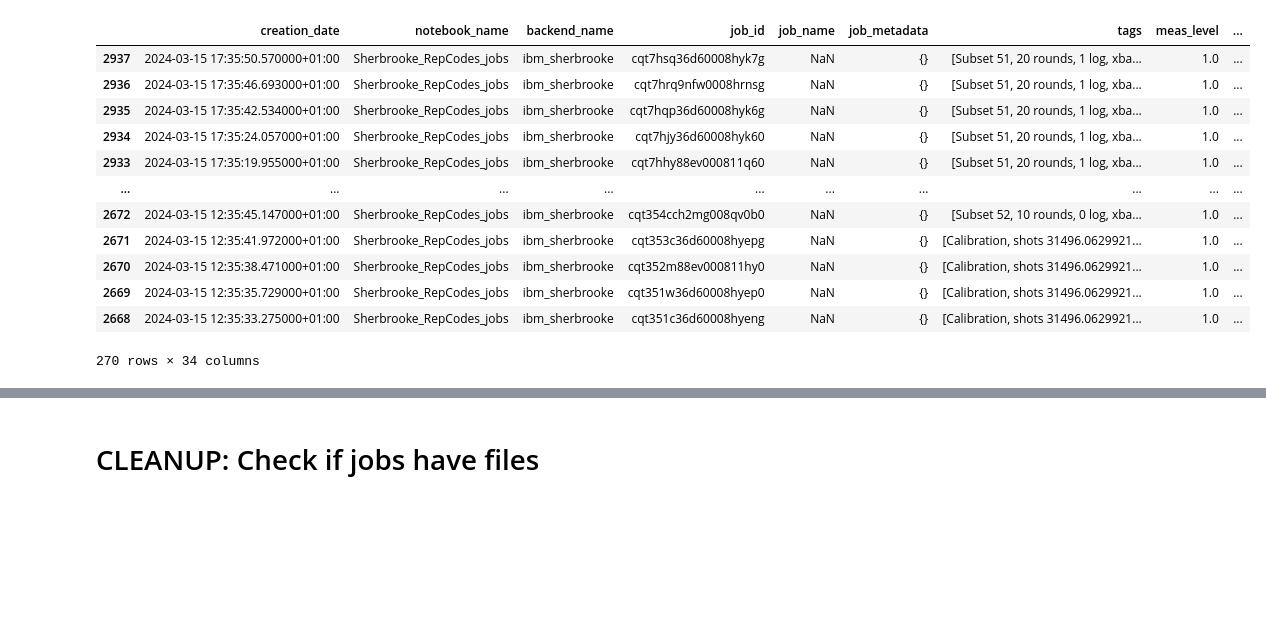
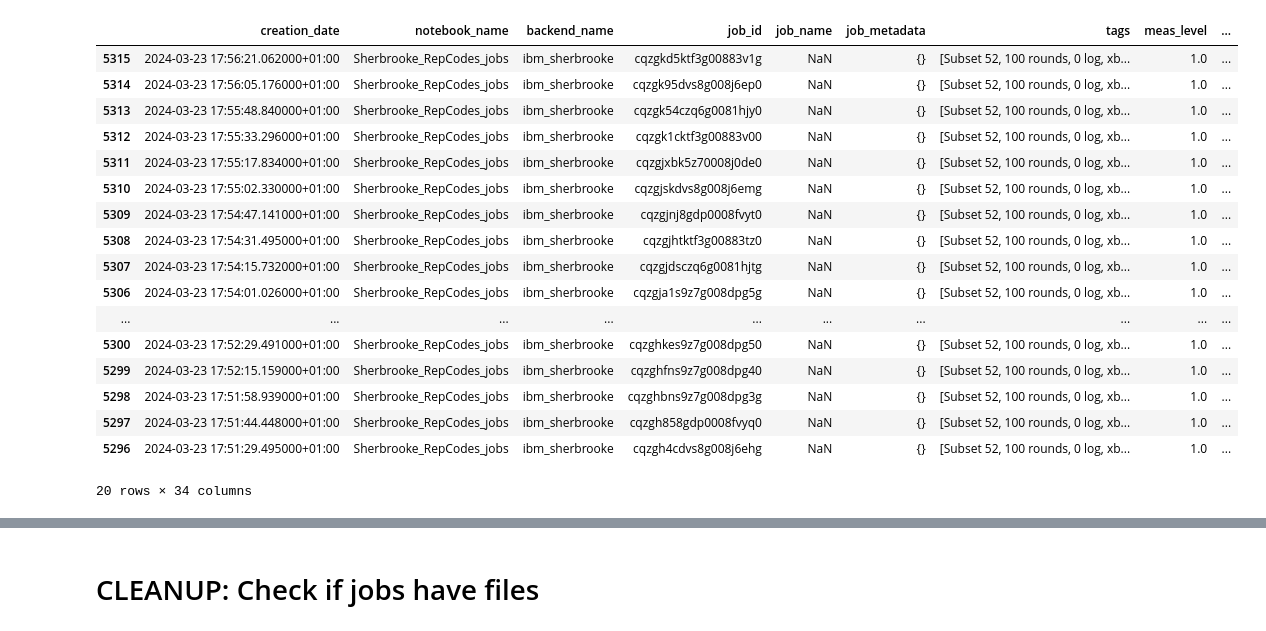
Before and after one commit to quantumjim/soft_information_decoding, a Jupyter notebook: .Scratch/notebooks/job_status_metadata.ipynb, the cells around one changed output, grey strips where cells are left out. Saved outputs shown, nothing was run; the diff lists cells and outputs as text; code cells hidden in the pictures; blank space fills up the shorter version.

Commit message:
sherbrooke 2nd batch run

```diff
--- a/.Scratch/notebooks/job_status_metadata.ipynb
+++ b/.Scratch/notebooks/job_status_metadata.ipynb
@@ -5,25 +5,34 @@ provider = SaverProvider()
 # %%
 from Scratch import metadata_loader
 
 df = metadata_loader(True)
 df = df[~df['job_status'].isin(['JobStatus.DONE', 'JobStatus.ERROR', 'JobStatus.CANCELLED'])]
-# df = df[:1000]
-# df = df[df['meas_level']==0]
+
+df = df[df['backend_name']=='ibm_sherbrooke']
+df = df[df['rounds']==100]
+df = df[df['xbasis'] == True]
+df = df[df['logical'] == "0"]
+
 df
 # %% [output]
 |  | creation_date | notebook_name | backend_name | job_id | job_name | job_metadata | tags | meas_level | ... |
-| 2937 | 2024-03-15 17:35:50.570000+01:00 | Sherbrooke_RepCodes_jobs | ibm_sherbrooke | cqt7hsq36d60008hyk7g | NaN | {} | [Subset 51, 20 rounds, 1 log, xba... | 1.0 | ... |
-| 2936 | 2024-03-15 17:35:46.693000+01:00 | Sherbrooke_RepCodes_jobs | ibm_sherbrooke | cqt7hrq9nfw0008hrnsg | NaN | {} | [Subset 51, 20 rounds, 1 log, xba... | 1.0 | ... |
-| 2935 | 2024-03-15 17:35:42.534000+01:00 | Sherbrooke_RepCodes_jobs | ibm_sherbrooke | cqt7hqp36d60008hyk6g | NaN | {} | [Subset 51, 20 rounds, 1 log, xba... | 1.0 | ... |
-| 2934 | 2024-03-15 17:35:24.057000+01:00 | Sherbrooke_RepCodes_jobs | ibm_sherbrooke | cqt7hjy36d60008hyk60 | NaN | {} | [Subset 51, 20 rounds, 1 log, xba... | 1.0 | ... |
-| 2933 | 2024-03-15 17:35:19.955000+01:00 | Sherbrooke_RepCodes_jobs | ibm_sherbrooke | cqt7hhy88ev000811q60 | NaN | {} | [Subset 51, 20 rounds, 1 log, xba... | 1.0 | ... |
+| 5315 | 2024-03-23 17:56:21.062000+01:00 | Sherbrooke_RepCodes_jobs | ibm_sherbrooke | cqzgkd5ktf3g00883v1g | NaN | {} | [Subset 52, 100 rounds, 0 log, xb... | 1.0 | ... |
+| 5314 | 2024-03-23 17:56:05.176000+01:00 | Sherbrooke_RepCodes_jobs | ibm_sherbrooke | cqzgk95dvs8g008j6ep0 | NaN | {} | [Subset 52, 100 rounds, 0 log, xb... | 1.0 | ... |
+| 5313 | 2024-03-23 17:55:48.840000+01:00 | Sherbrooke_RepCodes_jobs | ibm_sherbrooke | cqzgk54czq6g0081hjy0 | NaN | {} | [Subset 52, 100 rounds, 0 log, xb... | 1.0 | ... |
+| 5312 | 2024-03-23 17:55:33.296000+01:00 | Sherbrooke_RepCodes_jobs | ibm_sherbrooke | cqzgk1cktf3g00883v00 | NaN | {} | [Subset 52, 100 rounds, 0 log, xb... | 1.0 | ... |
+| 5311 | 2024-03-23 17:55:17.834000+01:00 | Sherbrooke_RepCodes_jobs | ibm_sherbrooke | cqzgjxbk5z70008j0de0 | NaN | {} | [Subset 52, 100 rounds, 0 log, xb... | 1.0 | ... |
+| 5310 | 2024-03-23 17:55:02.330000+01:00 | Sherbrooke_RepCodes_jobs | ibm_sherbrooke | cqzgjskdvs8g008j6emg | NaN | {} | [Subset 52, 100 rounds, 0 log, xb... | 1.0 | ... |
+| 5309 | 2024-03-23 17:54:47.141000+01:00 | Sherbrooke_RepCodes_jobs | ibm_sherbrooke | cqzgjnj8gdp0008fvyt0 | NaN | {} | [Subset 52, 100 rounds, 0 log, xb... | 1.0 | ... |
+| 5308 | 2024-03-23 17:54:31.495000+01:00 | Sherbrooke_RepCodes_jobs | ibm_sherbrooke | cqzgjhtktf3g00883tz0 | NaN | {} | [Subset 52, 100 rounds, 0 log, xb... | 1.0 | ... |
+| 5307 | 2024-03-23 17:54:15.732000+01:00 | Sherbrooke_RepCodes_jobs | ibm_sherbrooke | cqzgjdsczq6g0081hjtg | NaN | {} | [Subset 52, 100 rounds, 0 log, xb... | 1.0 | ... |
+| 5306 | 2024-03-23 17:54:01.026000+01:00 | Sherbrooke_RepCodes_jobs | ibm_sherbrooke | cqzgja1s9z7g008dpg5g | NaN | {} | [Subset 52, 100 rounds, 0 log, xb... | 1.0 | ... |
 | ... | ... | ... | ... | ... | ... | ... | ... | ... | ... |
-| 2672 | 2024-03-15 12:35:45.147000+01:00 | Sherbrooke_RepCodes_jobs | ibm_sherbrooke | cqt354cch2mg008qv0b0 | NaN | {} | [Subset 52, 10 rounds, 0 log, xba... | 1.0 | ... |
-| 2671 | 2024-03-15 12:35:41.972000+01:00 | Sherbrooke_RepCodes_jobs | ibm_sherbrooke | cqt353c36d60008hyepg | NaN | {} | [Calibration, shots 31496.0629921... | 1.0 | ... |
-| 2670 | 2024-03-15 12:35:38.471000+01:00 | Sherbrooke_RepCodes_jobs | ibm_sherbrooke | cqt352m88ev000811hy0 | NaN | {} | [Calibration, shots 31496.0629921... | 1.0 | ... |
-| 2669 | 2024-03-15 12:35:35.729000+01:00 | Sherbrooke_RepCodes_jobs | ibm_sherbrooke | cqt351w36d60008hyep0 | NaN | {} | [Calibration, shots 31496.0629921... | 1.0 | ... |
-| 2668 | 2024-03-15 12:35:33.275000+01:00 | Sherbrooke_RepCodes_jobs | ibm_sherbrooke | cqt351c36d60008hyeng | NaN | {} | [Calibration, shots 31496.0629921... | 1.0 | ... |
+| 5300 | 2024-03-23 17:52:29.491000+01:00 | Sherbrooke_RepCodes_jobs | ibm_sherbrooke | cqzghkes9z7g008dpg50 | NaN | {} | [Subset 52, 100 rounds, 0 log, xb... | 1.0 | ... |
+| 5299 | 2024-03-23 17:52:15.159000+01:00 | Sherbrooke_RepCodes_jobs | ibm_sherbrooke | cqzghfns9z7g008dpg40 | NaN | {} | [Subset 52, 100 rounds, 0 log, xb... | 1.0 | ... |
+| 5298 | 2024-03-23 17:51:58.939000+01:00 | Sherbrooke_RepCodes_jobs | ibm_sherbrooke | cqzghbns9z7g008dpg3g | NaN | {} | [Subset 52, 100 rounds, 0 log, xb... | 1.0 | ... |
+| 5297 | 2024-03-23 17:51:44.448000+01:00 | Sherbrooke_RepCodes_jobs | ibm_sherbrooke | cqzgh858gdp0008fvyq0 | NaN | {} | [Subset 52, 100 rounds, 0 log, xb... | 1.0 | ... |
+| 5296 | 2024-03-23 17:51:29.495000+01:00 | Sherbrooke_RepCodes_jobs | ibm_sherbrooke | cqzgh4cdvs8g008j6ehg | NaN | {} | [Subset 52, 100 rounds, 0 log, xb... | 1.0 | ... |
-270 rows × 34 columns
+20 rows × 34 columns
 # %%
 from time import sleep
 
```
Also changed, not shown: parts of 1 cell of this notebook, 2 other files.
